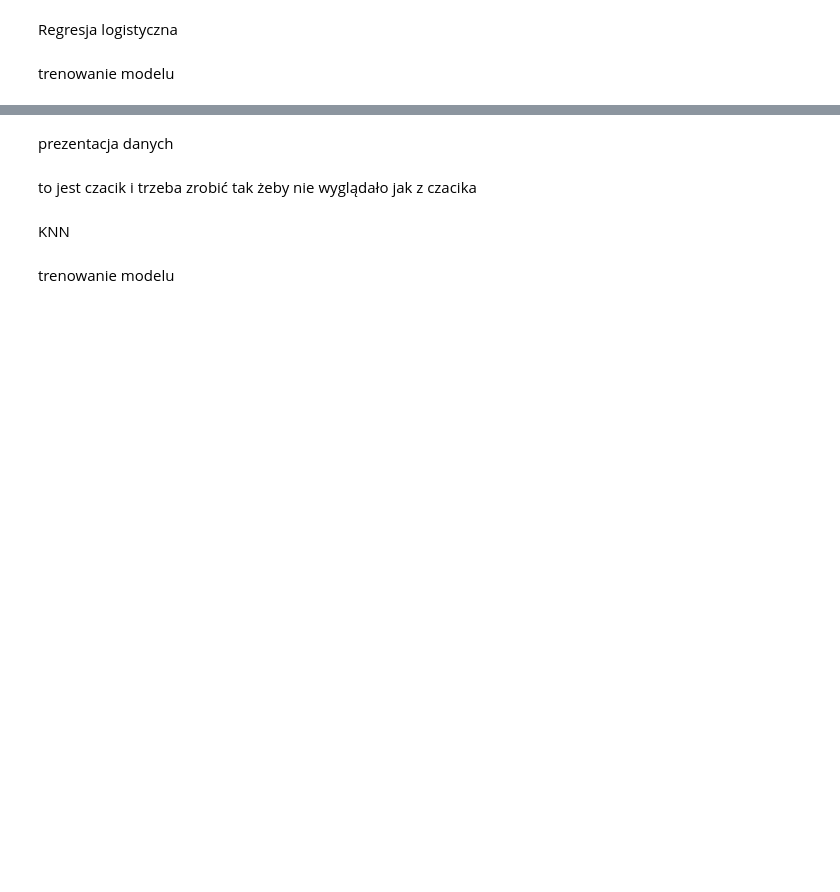
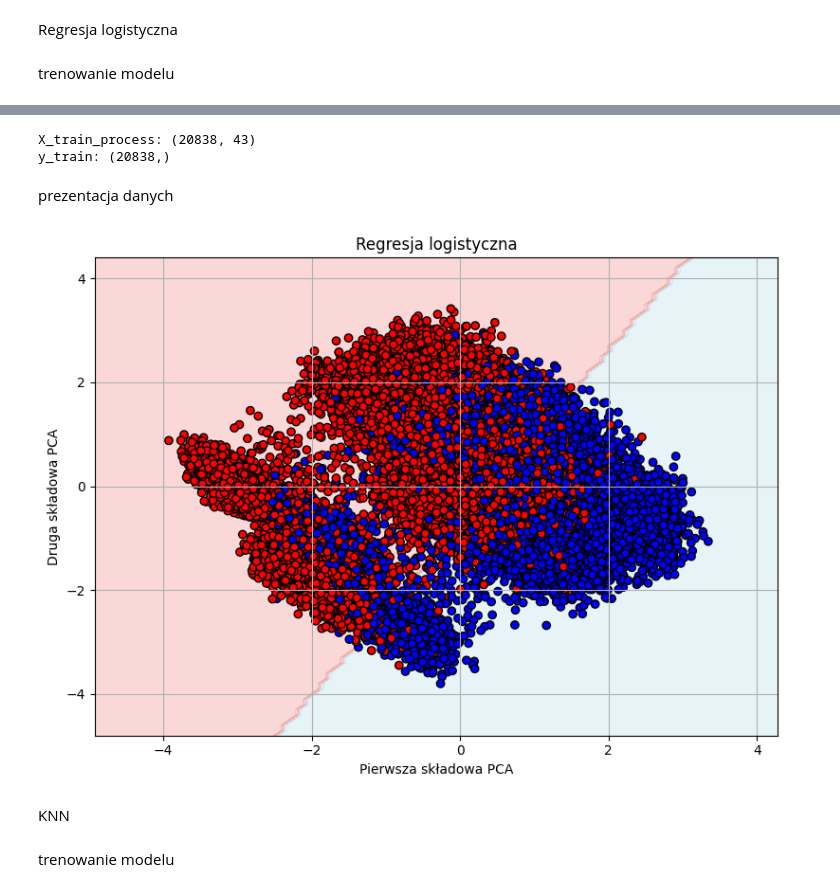
Before and after one commit to Suleyyy/ML_Depresja, a Jupyter notebook: Klasyfikacja_depresji.ipynb, the cells around one changed output, grey strips where cells are left out. Cells and saved outputs as stored; diff of their text form; code cells hidden in the pictures; blank space fills up the shorter version.

```diff
--- a/Klasyfikacja_depresji.ipynb
+++ b/Klasyfikacja_depresji.ipynb
@@ -495,0 +526,2 @@ NameError: name 'X_train_process' is not defined
+# %%
+log_reg_model = LogReg(X_train_process, X_test_process, y_train, y_test)
@@ -496,30 +537,37 @@ NameError: name 'X_train_process' is not defined
+# %%
+print("X_train_process:", X_train_process.shape)
+print("y_train:", y_train.shape)
+# %% [output]
+X_train_process: (20838, 43)
+y_train: (20838,)
 # %% [markdown]
 prezentacja danych
-# %% [markdown]
-to jest czacik i trzeba zrobić tak żeby nie wyglądało jak z czacika
 # %%
-from matplotlib.colors import ListedColormap
+def showLogReg(log_reg_model, X_train_pca, X_test_pca):
+  X_combined_pca = np.vstack((X_train_pca, X_test_pca))
+  y_combined = np.hstack((y_train, y_test))
 
-X_combined_pca = np.vstack((X_train_pca, X_test_pca))
-y_combined = np.hstack((y_train, y_test))
-
-x_min, x_max = X_combined_pca[:, 0].min() - 1, X_combined_pca[:, 0].max() + 1
-y_min, y_max = X_combined_pca[:, 1].min() - 1, X_combined_pca[:, 1].max() + 1
-xx, yy = np.meshgrid(np.arange(x_min, x_max, 0.1),
+  x_min, x_max = X_combined_pca[:, 0].min() - 1, X_combined_pca[:, 0].max() + 1
+  y_min, y_max = X_combined_pca[:, 1].min() - 1, X_combined_pca[:, 1].max() + 1
+  xx, yy = np.meshgrid(np.arange(x_min, x_max, 0.1),
                      np.arange(y_min, y_max, 0.1))
 
-Z = log_reg_model.predict(pca.inverse_transform(np.c_[xx.ravel(), yy.ravel()]))
-Z = Z.reshape(xx.shape)
+  Z = log_reg_model.predict(pca.inverse_transform(np.c_[xx.ravel(), yy.ravel()]))
+  Z = Z.reshape(xx.shape)
 
-plt.figure(figsize=(8, 6))
-plt.contourf(xx, yy, Z, alpha=0.3, cmap=ListedColormap(('lightblue', 'lightcoral')))
-plt.scatter(X_combined_pca[:, 0], X_combined_pca[:, 1], c=y_combined, edgecolor='k', cmap=ListedColormap(('blue', 'red')))
-plt.title("Regresja logistyczna")
-plt.xlabel("Pierwsza składowa PCA")
-plt.ylabel("Druga składowa PCA")
-plt.grid(True)
-plt.tight_layout()
-plt.show()
+  plt.figure(figsize=(8, 6))
+  plt.contourf(xx, yy, Z, alpha=0.3, cmap=ListedColormap(('lightblue', 'lightcoral')))
+  plt.scatter(X_combined_pca[:, 0], X_combined_pca[:, 1], c=y_combined, edgecolor='k', cmap=ListedColormap(('blue', 'red')))
+  plt.title("Regresja logistyczna")
+  plt.xlabel("Pierwsza składowa PCA")
+  plt.ylabel("Druga składowa PCA")
+  plt.grid(True)
+  plt.tight_layout()
+  plt.show()
+# %%
+showLogReg(log_reg_model, X_train_pca, X_test_pca)
+# %% [output]
+[figure, added]
 # %% [markdown]
 KNN
 # %% [markdown]
```
Also changed, not shown: parts of 52 cells of this notebook.
